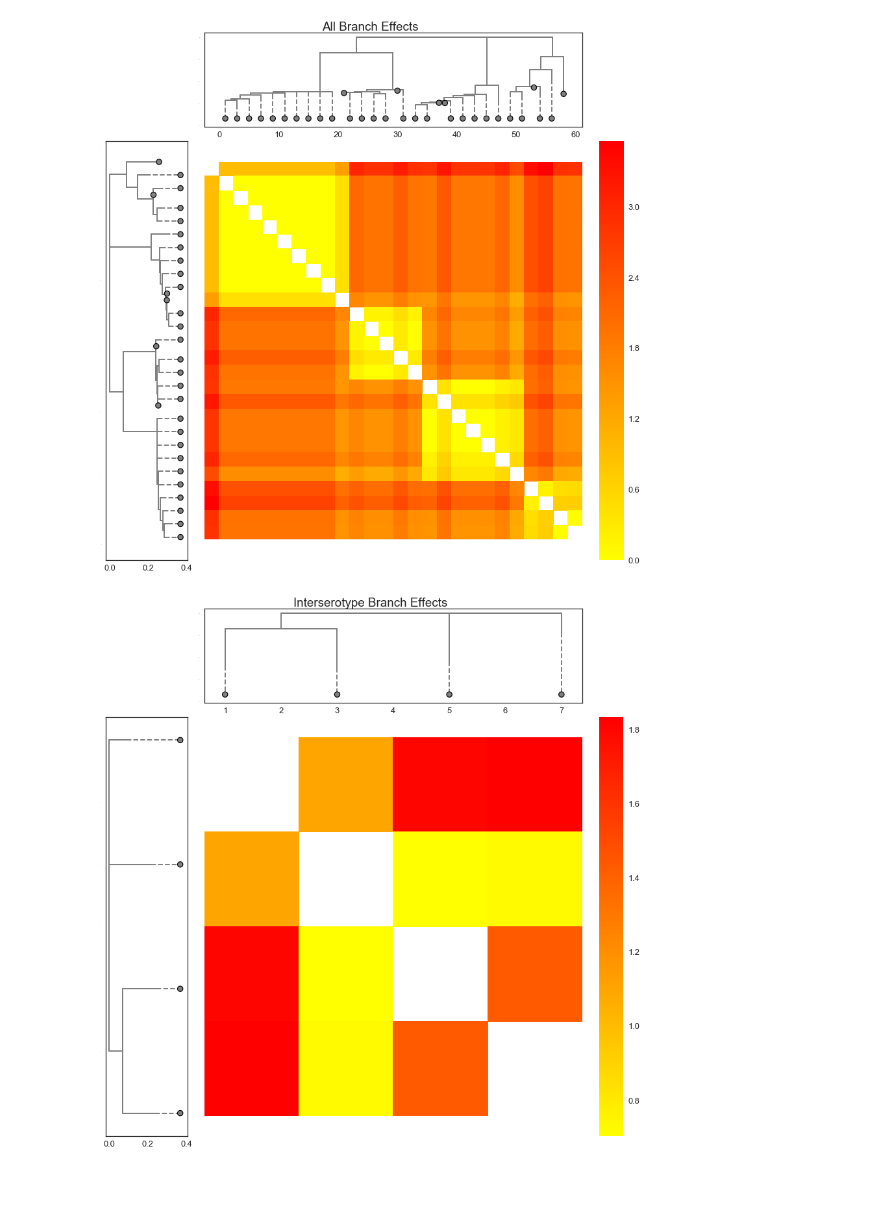
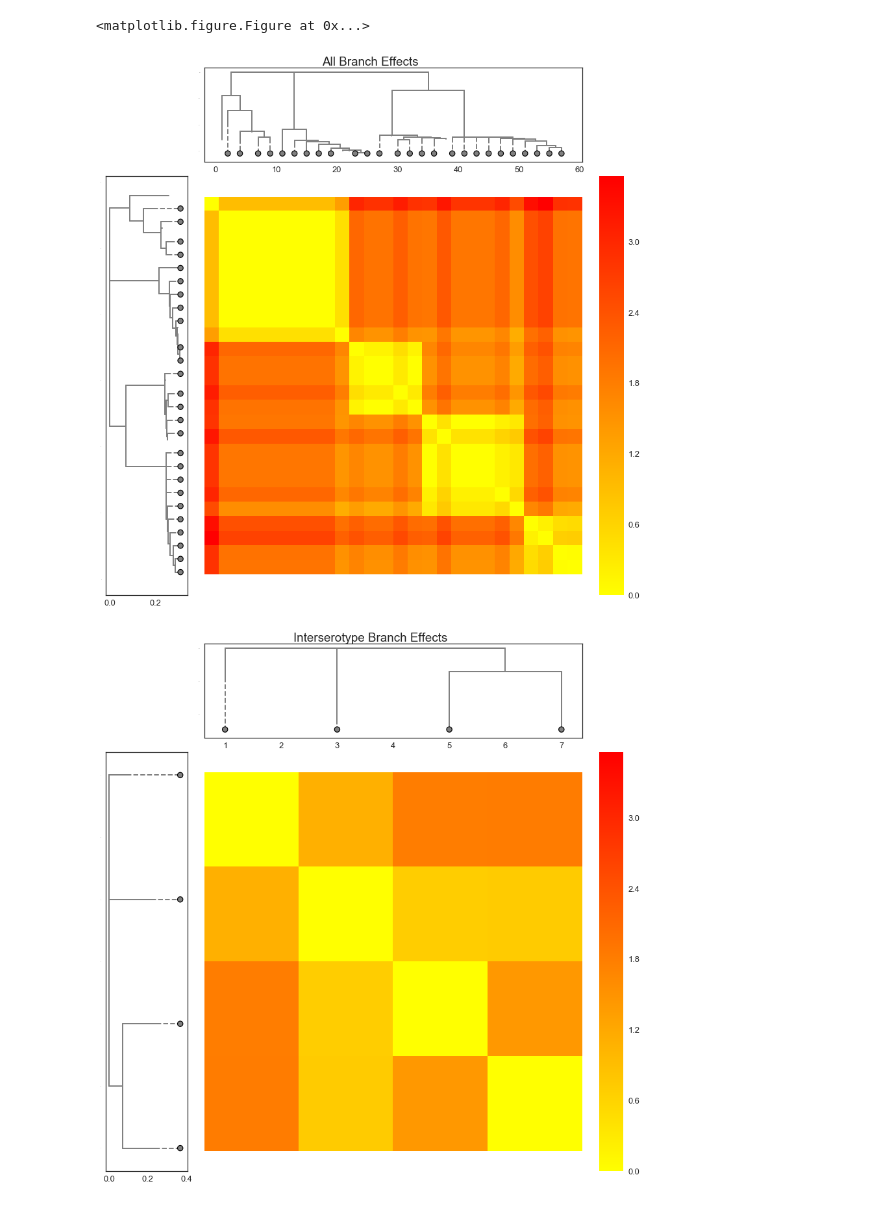
Before and after one commit to blab/dengue-antigenic-dynamics, a Jupyter notebook: scripts/titers/model-comparison.ipynb, the cells around one changed output. Drawn from its saved outputs; the diff is of its cells as text; code cells hidden in the pictures.

Commit message:
Dig into model comparisons, plot a million figures

```diff
--- a/scripts/titers/model-comparison.ipynb
+++ b/scripts/titers/model-comparison.ipynb
@@ -251,0 +284,32 @@ interserotype_effects_dTiters = find_all_dTiters(interserotype_effects_tree)
+# %%
+json_translation = {
+    'name': 'strain',
+    'height': 'xvalue',
+}
+full_all_effects_tree = bt.loadJSON(all_effects_tree_path, json_translation) ## baltic Tree object
+full_interserotype_effects_tree = bt.loadJSON(interserotype_effects_tree_path, json_translation)
+
+collapsed_all_effects_tree = collapse_antigenic_phenotypes(full_all_effects_tree)
+collapsed_interserotype_effects_tree = collapse_antigenic_phenotypes(full_interserotype_effects_tree)
+all_effects_dTiters = find_all_dTiters(collapsed_all_effects_tree)
+interserotype_effects_dTiters = find_all_dTiters(collapsed_interserotype_effects_tree)
+
+def set_interserotype_trait(mrcas, tree):
+
+    def find_node(clade, tree):
+        return [k for k in tree.nodes if k.traits['clade'] == clade][0]
+    serotype_mrcas = [find_node(mrca, full_all_effects_tree) for mrca in mrcas]
+
+    for mrca in serotype_mrcas:
+        for k in full_all_effects_tree.traverse_tree(mrca, include_all=True):
+            k.traits['interserotype'] = False
+        mrca.traits['interserotype'] = True
+    for k in full_all_effects_tree.Objects:
+        if 'interserotype' not in k.traits:
+            k.traits['interserotype'] = True
+
+    return tree
+
+mrcas = [1,974,1385,1859]
+full_all_effects_tree = set_interserotype_trait(mrcas, full_all_effects_tree)
+full_interserotype_effects_tree = set_interserotype_trait(mrcas, full_interserotype_effects_tree)
@@ -252,8 +329,46 @@ interserotype_effects_dTiters = find_all_dTiters(interserotype_effects_tree)
+# %%
+all_effects_dTiters = find_all_dTiters(collapsed_all_effects_tree)
+interserotype_effects_dTiters = find_all_dTiters(collapsed_interserotype_effects_tree)
+
+max_dTiter = max(all_effects_dTiters.max().values[0], interserotype_effects_dTiters.max().values[0])
+max_cTiter = max(max([k.traits['cTiter'] for k in collapsed_all_effects_tree.Objects]), max([k.traits['cTiter'] for k in collapsed_interserotype_effects_tree.Objects]))
+max_titer = max([max_dTiter, max_cTiter])
+# %%
+trees = {'collapsed_all': collapsed_all_effects_tree,
+        'collapsed_intersero': collapsed_interserotype_effects_tree,
+        'all_effects': full_all_effects_tree,
+        'intersero_effects': full_interserotype_effects_tree}
+
+colors = [
+    {'name': 'dTiter',
+    'color': 'dTiter',
+    'vmax': max_titer,
+    'cmap': cmap},
+    {'name': 'cTiter',
+    'color': 'cTiter',
+    'vmax': max_titer,
+    'cmap': cmap},
+    {'name': 'plain',
+    'color': None,
+    'vmax': None,
+    'cmap': None},
+    {'name': 'interIntra',
+    'color': 'interserotype',
+    'vmax': 1.,
+    'cmap': lambda x: c1 if x==1 else c2},
+]
+
+# plot_all_off_the_trees(trees, colors)
+# %% [output]
+<matplotlib.figure.Figure at 0x...>
 # %%
-plot_tree_heatmap(all_effects_tree, all_effects_dTiters, title='All Branch Effects')
+plot_tree_heatmap(collapsed_all_effects_tree, all_effects_dTiters, title='All Branch Effects', save=True,
+                  name='all_dTiter_heatmap')
 # %% [output]
-[figure, old version]
+[figure, new version]
 # %%
-plot_tree_heatmap(interserotype_effects_tree, interserotype_effects_dTiters, title='Interserotype Branch Effects')
+plot_tree_heatmap(collapsed_interserotype_effects_tree, interserotype_effects_dTiters,
+                  title='Interserotype Branch Effects',
+                 save=True, name='intersero_dTiter_heatmap')
 # %% [output]
-[figure, old version]
+[figure, new version]
```
Also changed, not shown: parts of 22 cells of this notebook.
